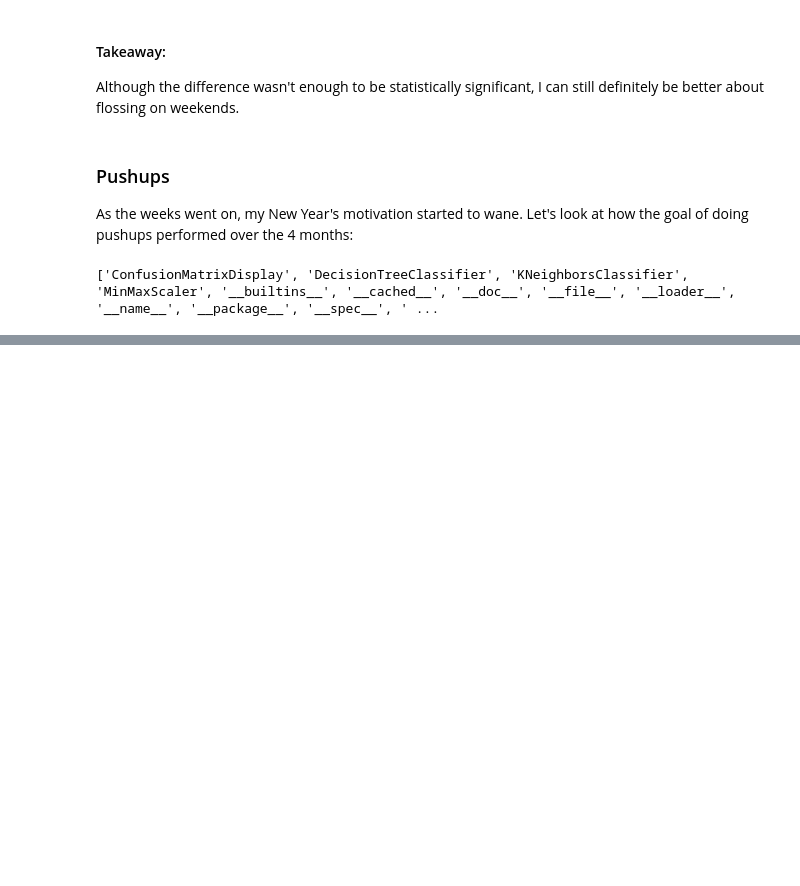
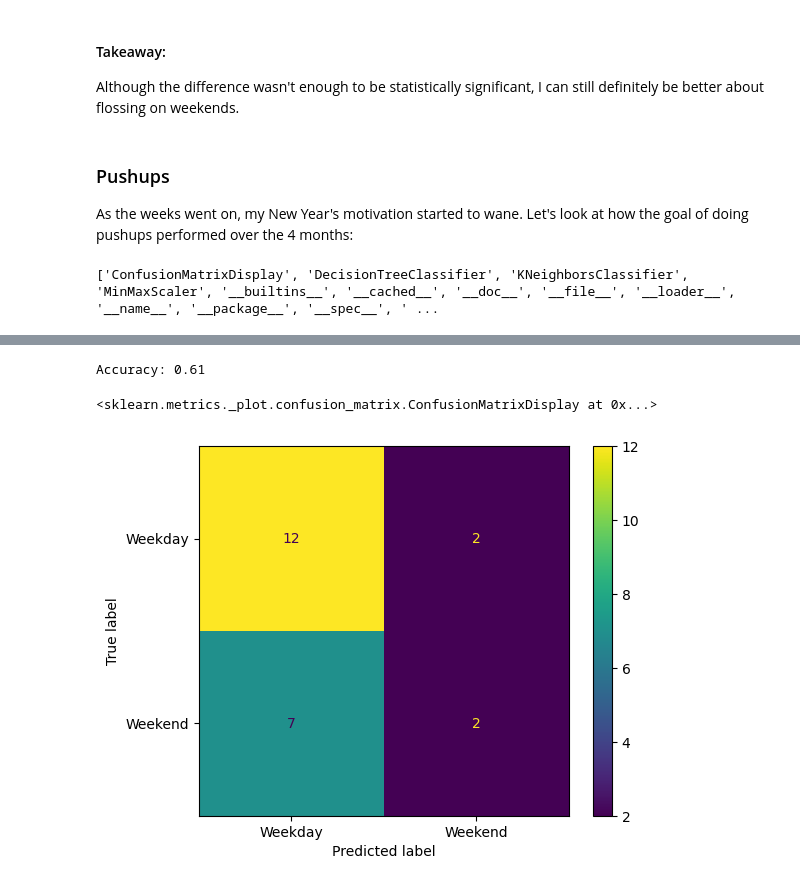
Before and after one commit to CharlieRing4/CPSC222FinalProject, a Jupyter notebook: QuantifiedSelfEDA.ipynb, the cells around one changed output, grey strips where cells are left out. Cells and saved outputs as stored; diff of their text form; code cells hidden in the pictures; blank space fills up the shorter version.

```diff
--- a/QuantifiedSelfEDA.ipynb
+++ b/QuantifiedSelfEDA.ipynb
@@ -202,0 +251,11 @@ utilities.decision_tree(merged_df)
+# %%
+weekly_tree, weekly_y_test, weekly_y_preds = utilities.decision_tree_weekly(merged_df)
+# %% [output]
+Accuracy: 0.61
+# %%
+tree_cm = confusion_matrix(weekly_y_test,weekly_y_preds)
+disp = ConfusionMatrixDisplay(tree_cm,display_labels=['Weekday','Weekend'])
+disp.plot()
+# %% [output]
+<sklearn.metrics._plot.confusion_matrix.ConfusionMatrixDisplay at 0x...>
+[figure, added]
```
Also changed, not shown: parts of 13 cells of this notebook, 2 other files.
